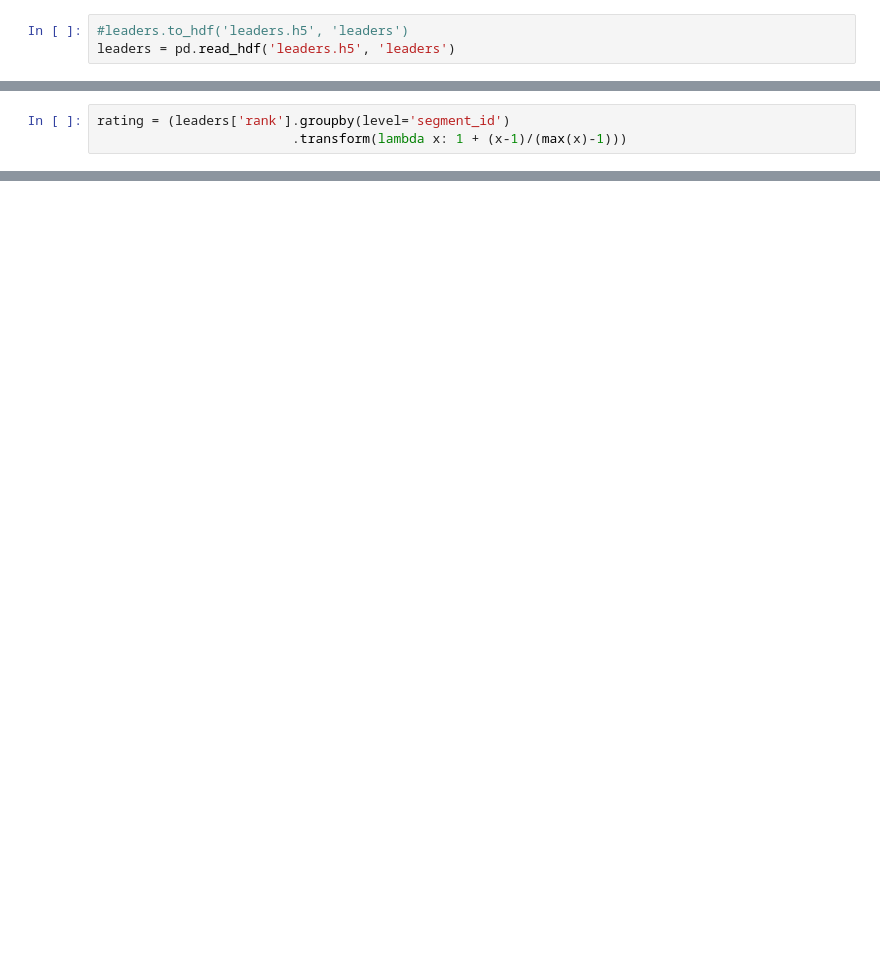
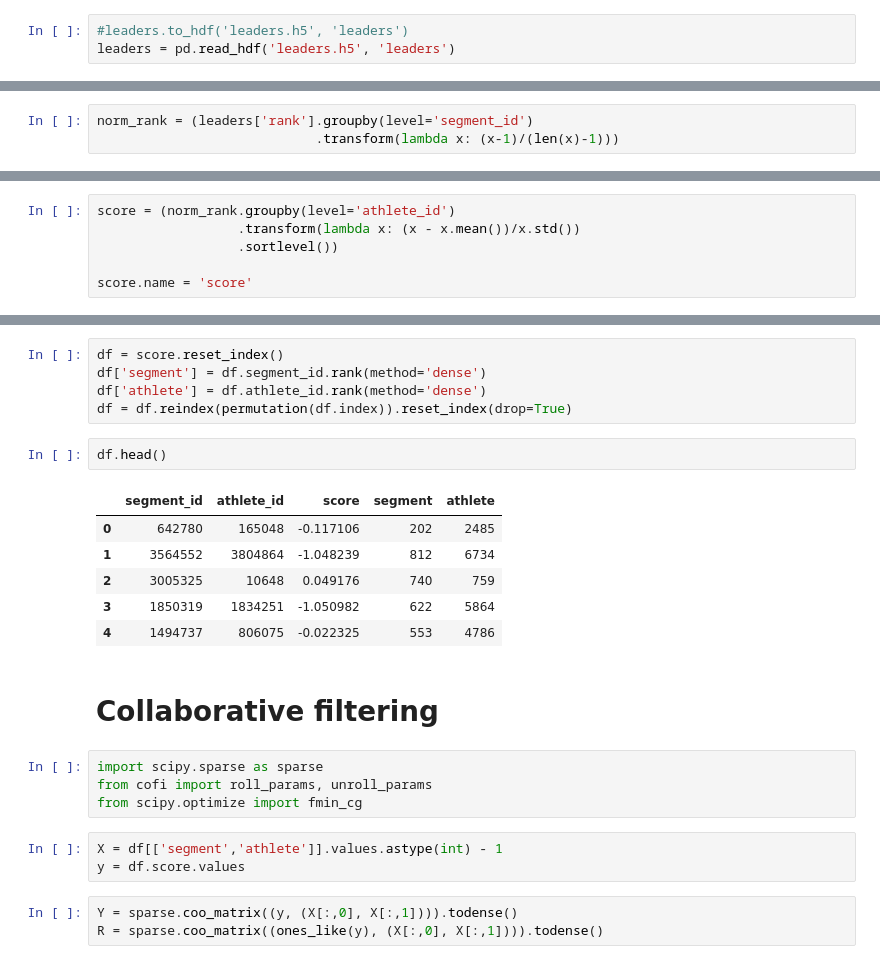
Before and after one commit to mcwitt/segment-recommender, a Jupyter notebook: segment-recommender.ipynb, the cells around one changed output, grey strips where cells are left out. Saved outputs shown, nothing was run; the diff lists cells and outputs as text; blank space fills up the shorter version.

```diff
--- a/segment-recommender.ipynb
+++ b/segment-recommender.ipynb
@@ -103,4 +112,4 @@ segment_id  athlete_id
 Name: rank, dtype: float64
 # %%
-rating = (leaders['rank'].groupby(level='segment_id')
-                         .transform(lambda x: 1 + (x-1)/(max(x)-1)))
+norm_rank = (leaders['rank'].groupby(level='segment_id')
+                            .transform(lambda x: (x-1)/(len(x)-1)))
@@ -114,0 +116,6 @@ athlete_id = df.index.get_level_values('athlete_id').unique()
+# %%
+score = (norm_rank.groupby(level='athlete_id')
+                  .transform(lambda x: (x - x.mean())/x.std())
+                  .sortlevel())
+
+score.name = 'score'
@@ -115,3 +132,29 @@ athlete_id = df.index.get_level_values('athlete_id').unique()
+# %%
+df = score.reset_index()
+df['segment'] = df.segment_id.rank(method='dense')
+df['athlete'] = df.athlete_id.rank(method='dense')
+df = df.reindex(permutation(df.index)).reset_index(drop=True)
+# %%
+df.head()
+# %% [output]
+|  | segment_id | athlete_id | score | segment | athlete |
+| 0 | 642780 | 165048 | -0.117106 | 202 | 2485 |
+| 1 | 3564552 | 3804864 | -1.048239 | 812 | 6734 |
+| 2 | 3005325 | 10648 | 0.049176 | 740 | 759 |
+| 3 | 1850319 | 1834251 | -1.050982 | 622 | 5864 |
+| 4 | 1494737 | 806075 | -0.022325 | 553 | 4786 |
+# %% [markdown]
+# Collaborative filtering
+# %%
+import scipy.sparse as sparse
+from cofi import roll_params, unroll_params
+from scipy.optimize import fmin_cg
+# %%
+X = df[['segment','athlete']].values.astype(int) - 1
+y = df.score.values
+# %%
+Y = sparse.coo_matrix((y, (X[:,0], X[:,1]))).todense()
+R = sparse.coo_matrix((ones_like(y), (X[:,0], X[:,1]))).todense()
 # %%
 Y.shape
 # %% [output]
```
Also changed, not shown: parts of 83 cells of this notebook, 1 other file.
